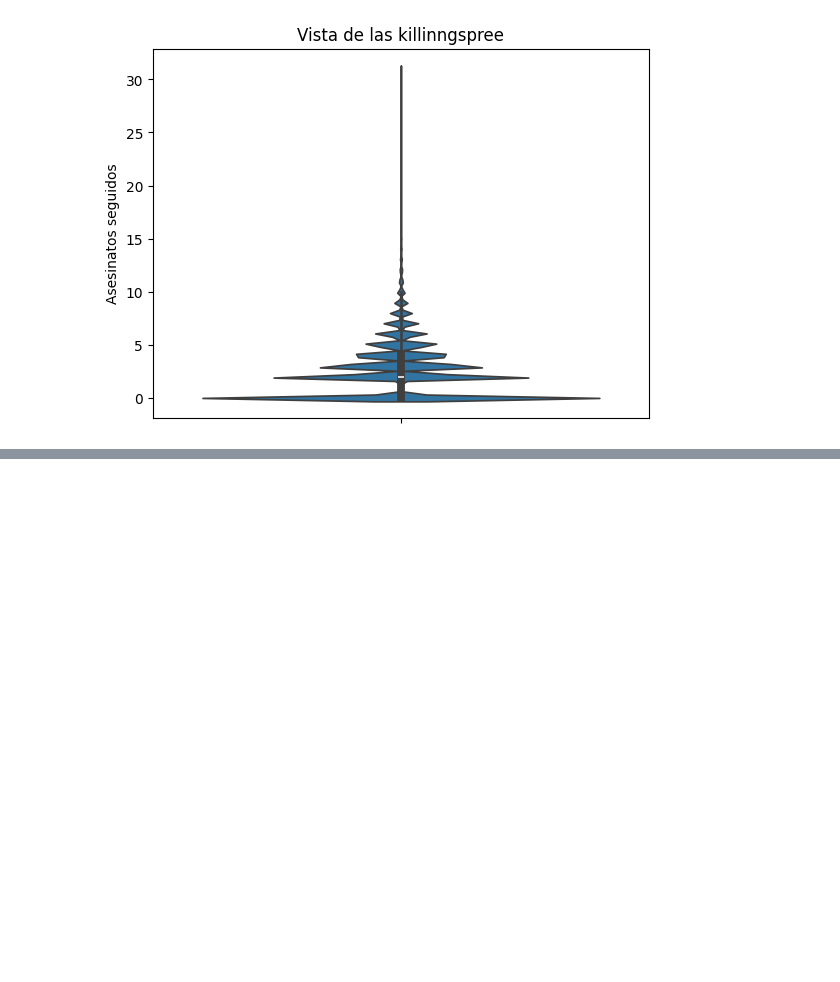
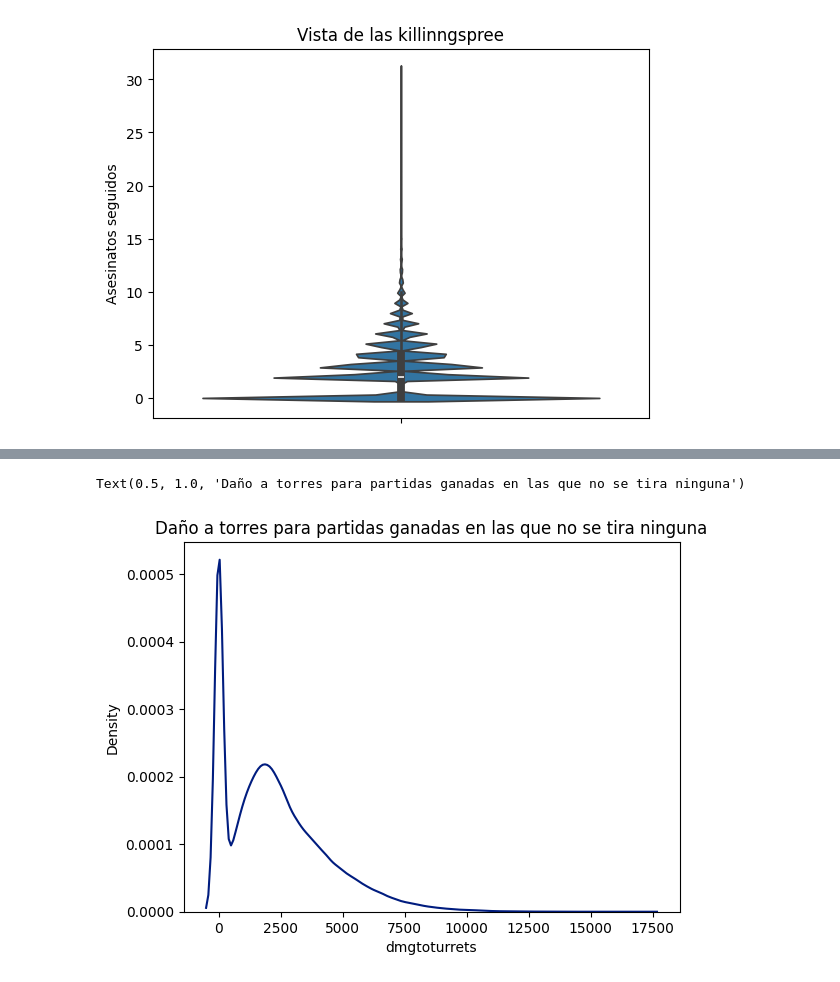
Before and after one commit to PlazzaA/Ganar_en_el_LoL, a Jupyter notebook: EDA_LoL.ipynb, the cells around one changed output, grey strips where cells are left out. Saved outputs shown, nothing was run; the diff lists cells and outputs as text; code cells hidden in the pictures; blank space fills up the shorter version.

```diff
--- a/EDA_LoL.ipynb
+++ b/EDA_LoL.ipynb
@@ -570,0 +573,2 @@ Text(0, 0.5, 'Asesinatos seguidos')
+# %%
+sns.set_palette("dark")
@@ -570,0 +621,6 @@ Text(0, 0.5, 'Asesinatos seguidos')
+# %%
+sns.kdeplot(data = todo[todo["turretkills"] == 1], x = "dmgtoturrets")
+plt.title("Daño a torres para partidas ganadas en las que no se tira ninguna")
+# %% [output]
+Text(0.5, 1.0, 'Daño a torres para partidas ganadas en las que no se tira ninguna')
+[figure, added]
```
Also changed, not shown: parts of 13 cells of this notebook, 30 other files.
